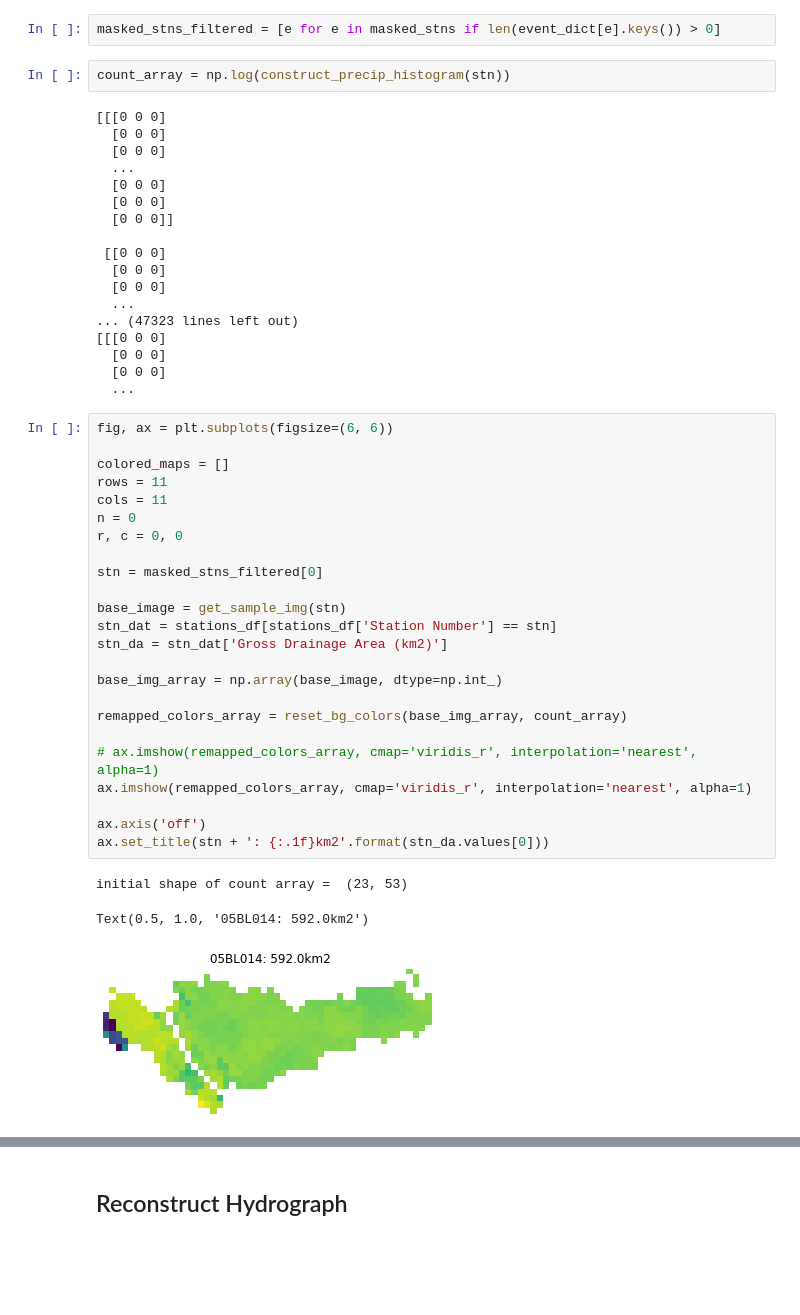
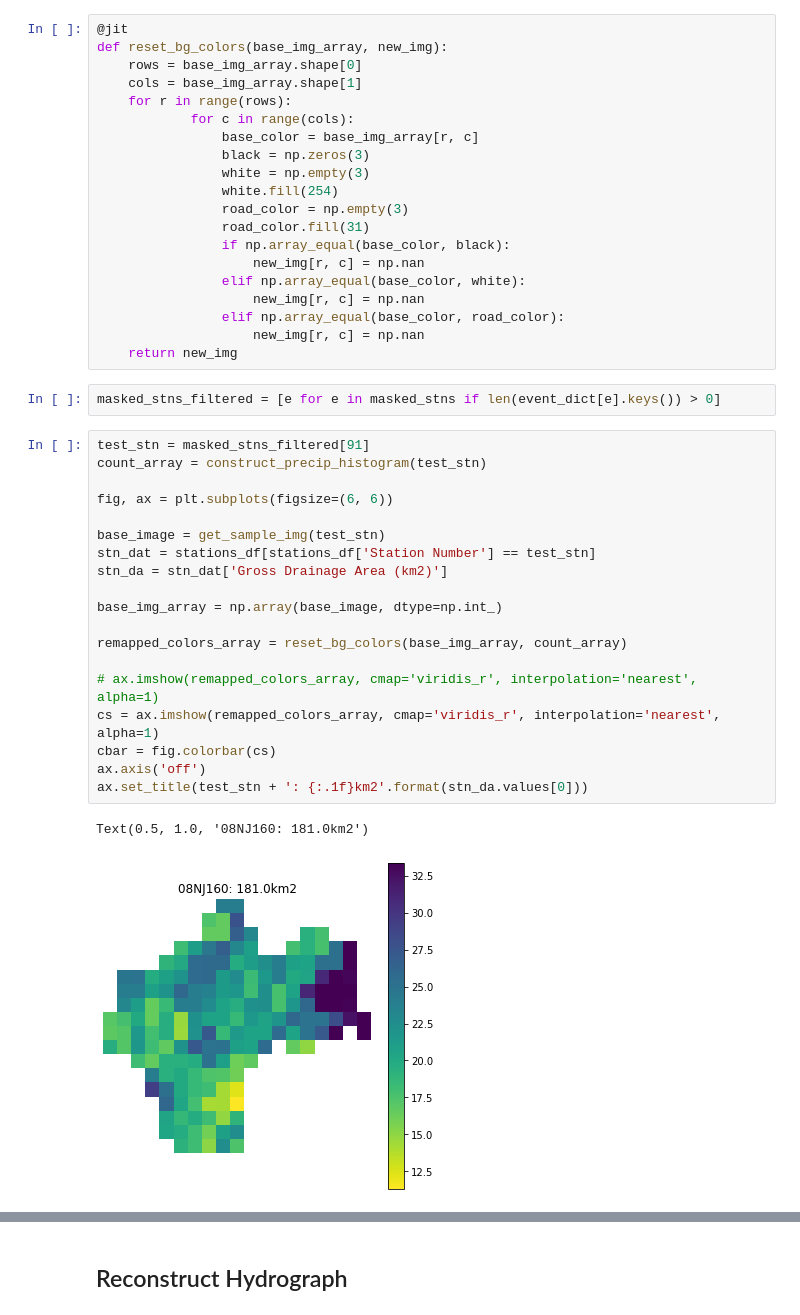
Before and after one commit to dankovacek/precip_radar, a Jupyter notebook: Process_Images.ipynb, the cells around one changed output, grey strips where cells are left out. Saved outputs shown, nothing was run; the diff lists cells and outputs as text; blank space fills up the shorter version.

```diff
--- a/Process_Images.ipynb
+++ b/Process_Images.ipynb
@@ -357,53 +344,47 @@ def construct_precip_histogram(stn):
+# %%
+@jit
+def reset_bg_colors(base_img_array, new_img):
+    rows = base_img_array.shape[0]
+    cols = base_img_array.shape[1]
+    for r in range(rows):
+            for c in range(cols):
+                base_color = base_img_array[r, c]
+                black = np.zeros(3)
+                white = np.empty(3)
+                white.fill(254)
+                road_color = np.empty(3)
+                road_color.fill(31)
+                if np.array_equal(base_color, black):
+                    new_img[r, c] = np.nan
+                elif np.array_equal(base_color, white):
+                    new_img[r, c] = np.nan
+                elif np.array_equal(base_color, road_color):
+                    new_img[r, c] = np.nan
+    return new_img
 # %%
 masked_stns_filtered = [e for e in masked_stns if len(event_dict[e].keys()) > 0]
-# %%
-count_array = np.log(construct_precip_histogram(stn))
-# %% [output]
-[[[0 0 0]
-  [0 0 0]
-  [0 0 0]
-  ...
-  [0 0 0]
-  [0 0 0]
-  [0 0 0]]
-
- [[0 0 0]
-  [0 0 0]
-  [0 0 0]
-  ...
-... (47323 lines left out)
-[[[0 0 0]
-  [0 0 0]
-  [0 0 0]
-  ...
 # %%
+test_stn = masked_stns_filtered[91]
+count_array = construct_precip_histogram(test_stn)
+
 fig, ax = plt.subplots(figsize=(6, 6))
 
-colored_maps = []
-rows = 11
-cols = 11
-n = 0
-r, c = 0, 0
-
-stn = masked_stns_filtered[0]
-
-base_image = get_sample_img(stn)
-stn_dat = stations_df[stations_df['Station Number'] == stn]
+base_image = get_sample_img(test_stn)
+stn_dat = stations_df[stations_df['Station Number'] == test_stn]
 stn_da = stn_dat['Gross Drainage Area (km2)']
 
 base_img_array = np.array(base_image, dtype=np.int_)
 
 remapped_colors_array = reset_bg_colors(base_img_array, count_array)
 
 # ax.imshow(remapped_colors_array, cmap='viridis_r', interpolation='nearest', alpha=1)
-ax.imshow(remapped_colors_array, cmap='viridis_r', interpolation='nearest', alpha=1)
-
+cs = ax.imshow(remapped_colors_array, cmap='viridis_r', interpolation='nearest', alpha=1)
+cbar = fig.colorbar(cs)
 ax.axis('off')
-ax.set_title(stn + ': {:.1f}km2'.format(stn_da.values[0]))
+ax.set_title(test_stn + ': {:.1f}km2'.format(stn_da.values[0]))
 # %% [output]
-initial shape of count array =  (23, 53)
+Text(0.5, 1.0, '08NJ160: 181.0km2')
-Text(0.5, 1.0, '05BL014: 592.0km2')
-[figure, old version]
+[figure, new version]
 # %%
 plt.hist(count_array.flatten(), density=True)
 # %% [output]
```
Also changed, not shown: parts of 22 cells of this notebook, 6 other files.
